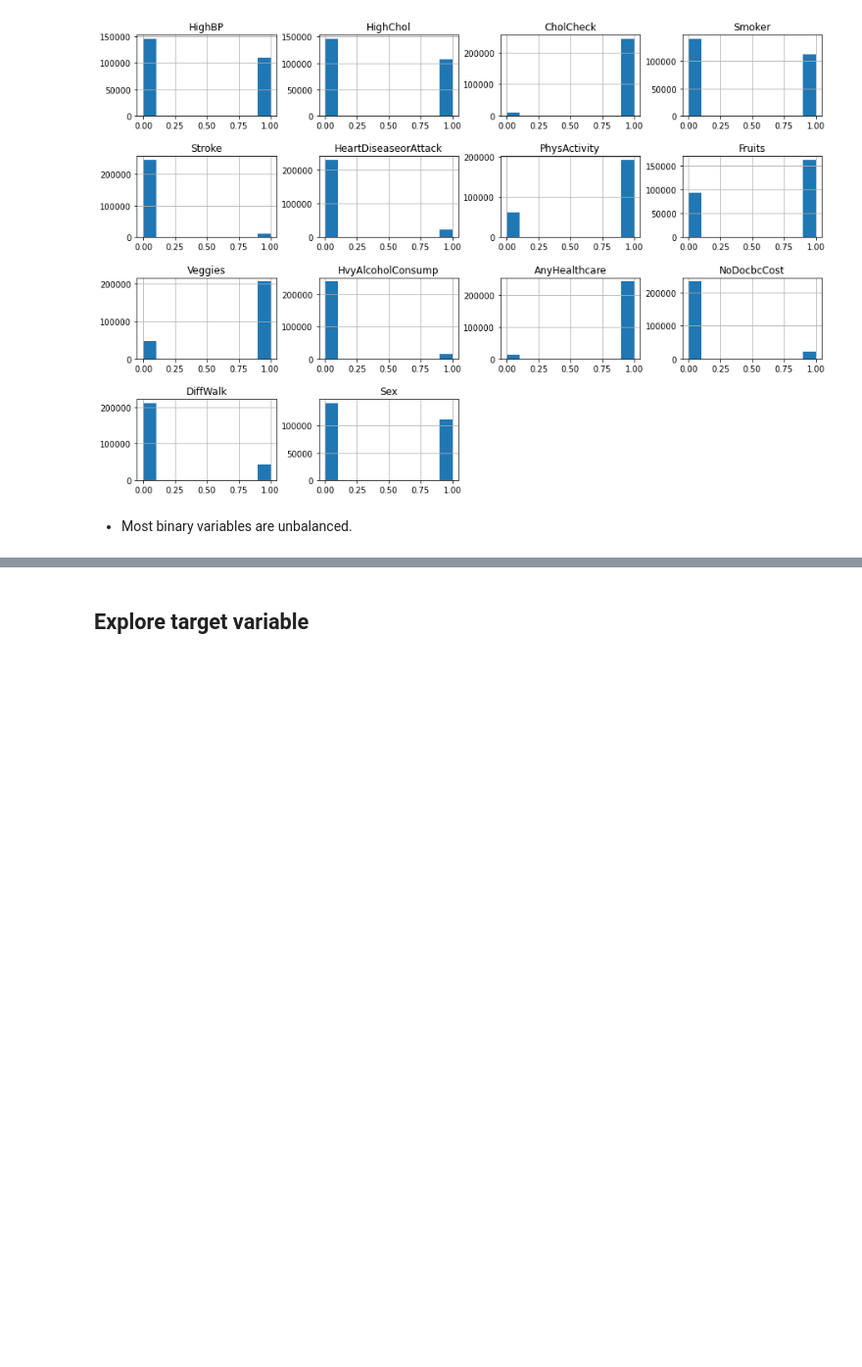
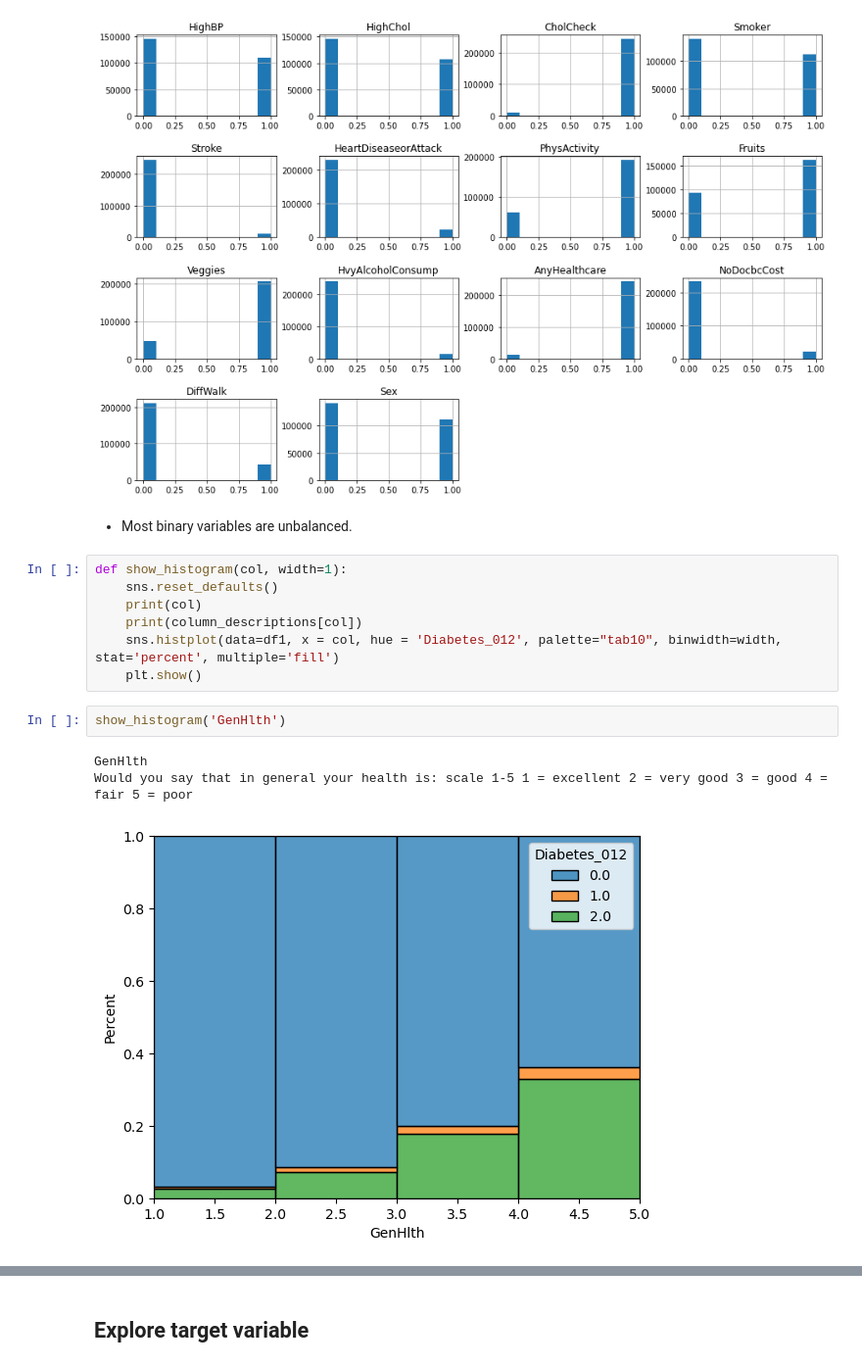
Before and after one commit to delschwartz/Prediabetes_Health_Indicators, a Jupyter notebook: notebooks/exploratory/1_Data_Wrangling_&_EDA.ipynb, the cells around one changed output, grey strips where cells are left out. Shown at 98% size. Saved outputs shown, nothing was run; the diff lists cells and outputs as text; blank space fills up the shorter version.

```diff
--- a/notebooks/exploratory/1_Data_Wrangling_&_EDA.ipynb
+++ b/notebooks/exploratory/1_Data_Wrangling_&_EDA.ipynb
@@ -197,3 +197,16 @@ plt.subplots_adjust(hspace=0.5)
 [figure]
 # %% [markdown]
 * Most binary variables are unbalanced.
+# %%
+def show_histogram(col, width=1):
+    sns.reset_defaults()
+    print(col)
+    print(column_descriptions[col])
+    sns.histplot(data=df1, x = col, hue = 'Diabetes_012', palette="tab10", binwidth=width, stat='percent', multiple='fill')
+    plt.show()
+# %%
+show_histogram('GenHlth')
+# %% [output]
+GenHlth
+Would you say that in general your health is: scale 1-5 1 = excellent 2 = very good 3 = good 4 = fair 5 = poor
+[figure, added]
```
Also changed, not shown: parts of 9 cells of this notebook.
